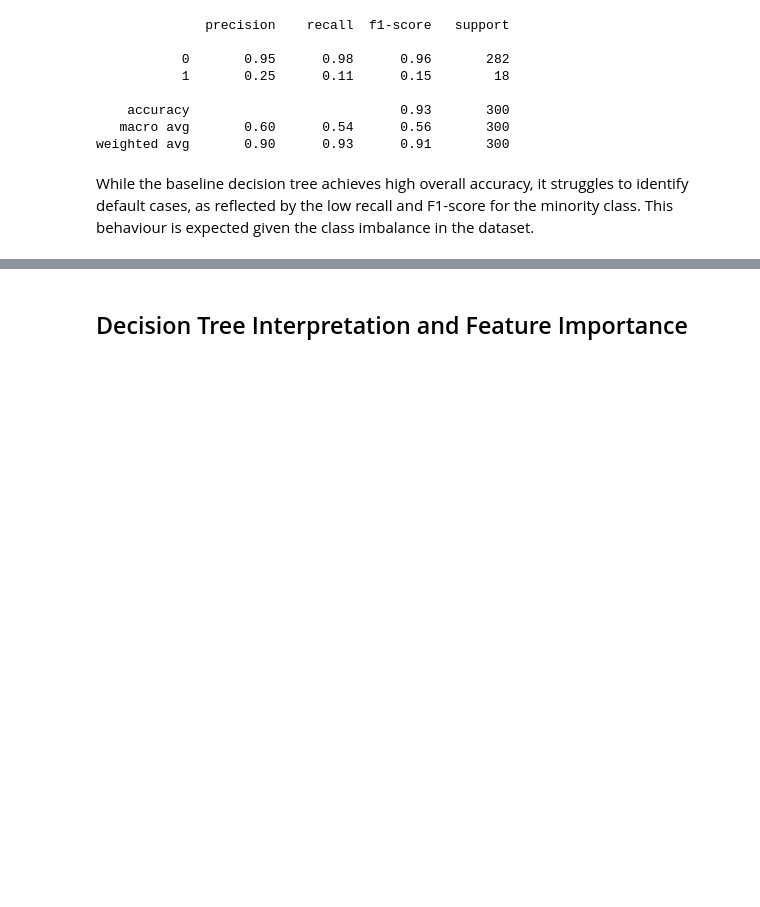
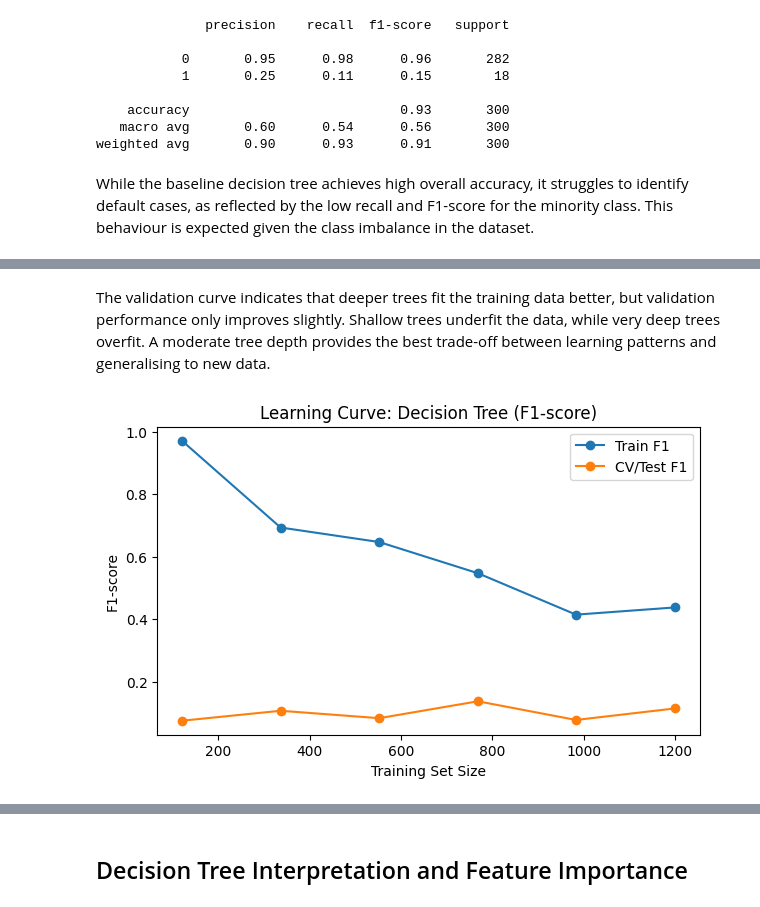
Before and after one commit to ShuHuiK/WIE3007_Group_Assignment, a Jupyter notebook: eda_decision_tree.ipynb, the cells around one changed output, grey strips where cells are left out. Saved outputs shown, nothing was run; the diff lists cells and outputs as text; code cells hidden in the pictures; blank space fills up the shorter version.

```diff
--- a/eda_decision_tree.ipynb
+++ b/eda_decision_tree.ipynb
@@ -365,0 +400,27 @@ While the baseline decision tree achieves high overall accuracy, it struggles to
+# %% [markdown]
+The validation curve indicates that deeper trees fit the training data better, but validation performance only improves slightly. Shallow trees underfit the data, while very deep trees overfit. A moderate tree depth provides the best trade-off between learning patterns and generalising to new data.
+# %%
+from sklearn.model_selection import learning_curve
+
+train_sizes, train_scores, test_scores = learning_curve(
+    dt_model, X, y,
+    cv=cv,
+    scoring=make_scorer(f1_score),
+    train_sizes=np.linspace(0.1, 1.0, 6),
+    shuffle=True,
+    random_state=42
+)
+
+train_mean = train_scores.mean(axis=1)
+test_mean = test_scores.mean(axis=1)
+
+plt.figure(figsize=(7,4))
+plt.plot(train_sizes, train_mean, marker='o', label="Train F1")
+plt.plot(train_sizes, test_mean, marker='o', label="CV/Test F1")
+plt.xlabel("Training Set Size")
+plt.ylabel("F1-score")
+plt.title("Learning Curve: Decision Tree (F1-score)")
+plt.legend()
+plt.show()
+# %% [output]
+[figure, added]
```
Also changed, not shown: parts of 3 cells of this notebook.
